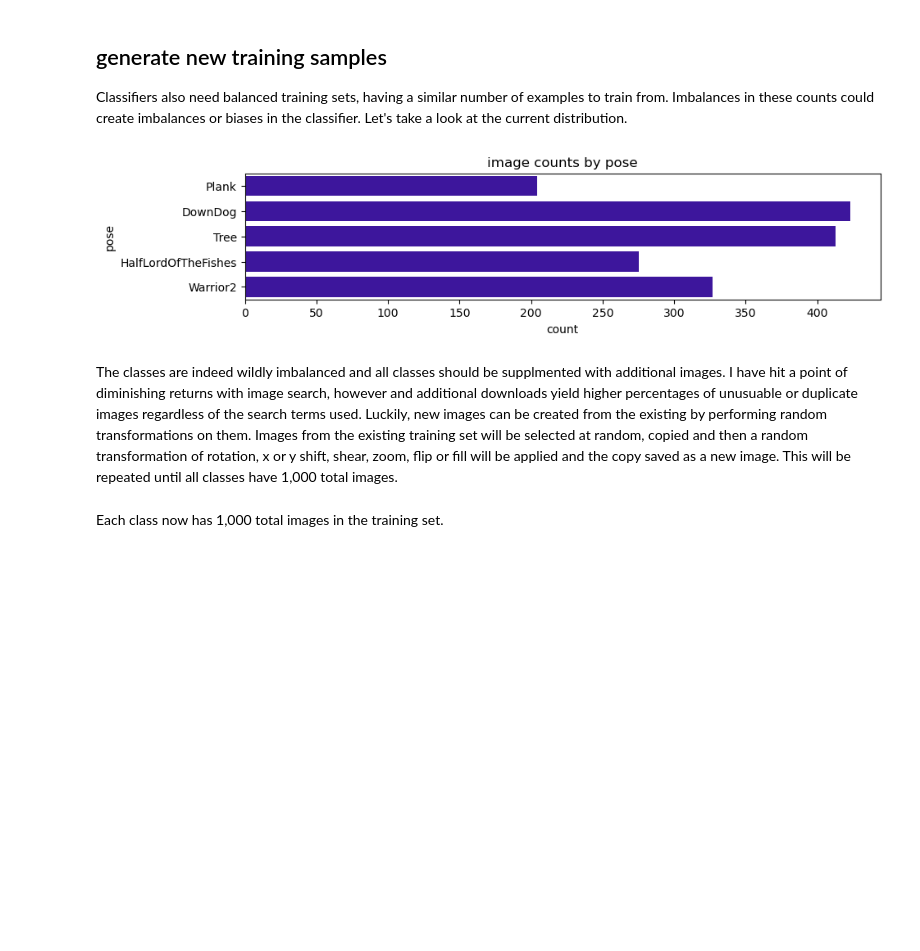
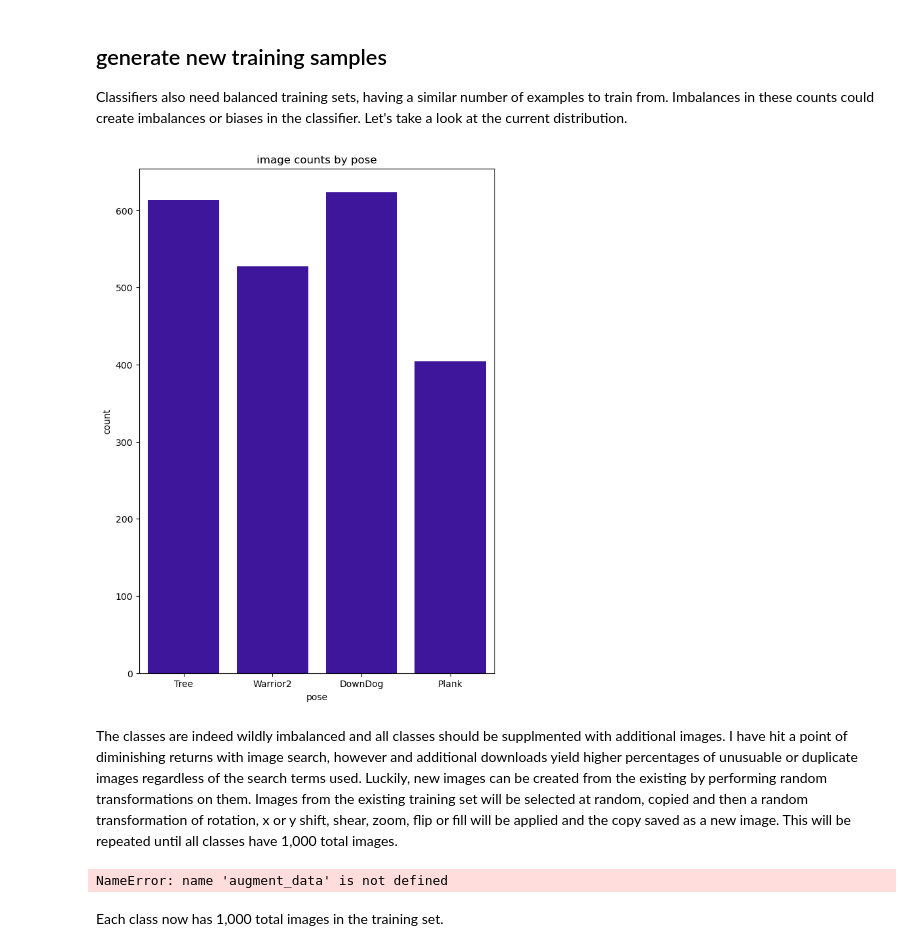
Before and after one commit to ashbyj/YogaPoseClasifier, a Jupyter notebook: notebooks/01-wrangle_and_eda.ipynb, the cells around one changed output. Drawn from its saved outputs; the diff is of its cells as text; code cells hidden in the pictures; blank space fills up the shorter version.

```diff
--- a/notebooks/01-wrangle_and_eda.ipynb
+++ b/notebooks/01-wrangle_and_eda.ipynb
@@ -240,28 +237,28 @@ Classifiers also need balanced training sets, having a similar number of example
 # %%
 def class_count_hbar(root_dir):
     pose_counts = {}
 
     for root, dirs, files in os.walk(root_dir):
         if root == root_dir:
             continue
         folder_name = os.path.basename(root)
         pose_counts[folder_name] = len(files)
 
     pose_counts = pd.DataFrame({'pose': list(pose_counts.keys()),
                                 'count': list(pose_counts.values())})
-    plt.figure(figsize=(10, 2))
-    sns.barplot(x='count',
-                y='pose',
+    plt.figure(figsize=(7, 10))
+    sns.barplot(x='pose',
+                y='count',
                 data=pose_counts,
                 color=(0.2, 0, 0.7)
                )
 
     plt.title('image counts by pose')
     plt.show()
 
-class_count_hbar('../data/splits/train')
+class_count_hbar('../data/images')
 # %% [output]
-[figure, old version]
+[figure, new version]
 # %% [markdown]
 
 The classes are indeed wildly imbalanced and all classes should be supplmented with additional images.  I have hit a point of diminishing returns with image search, however and additional downloads yield higher percentages of unusuable or duplicate images regardless of the search terms used.  Luckily, new images can be created from the existing by performing random transformations on them.  Images from the existing training set will be selected at random, copied and then a random transformation of rotation, x or y shift, shear, zoom, flip or fill will be applied and the copy saved as a new image.  This will be repeated until all classes have 1,000 total images.
@@ -295,6 +292,13 @@ data_dir = '../data/splits/train'  # Replace with your actual data directory
 for class_name in os.listdir(data_dir):
     class_dir = os.path.join(data_dir, class_name)
     augment_data(class_dir)
+# %%
+data_dir = '../data/splits/train'  # Replace with your actual data directory
+for class_name in os.listdir(data_dir):
+    class_dir = os.path.join(data_dir, class_name)
+    augment_data(class_dir)
+# %% [output]
+NameError: name 'augment_data' is not defined
 # %% [markdown]
 Each class now has 1,000 total images in the training set.
 # %%
```
Also changed, not shown: parts of 8 cells of this notebook, 6 other files.
